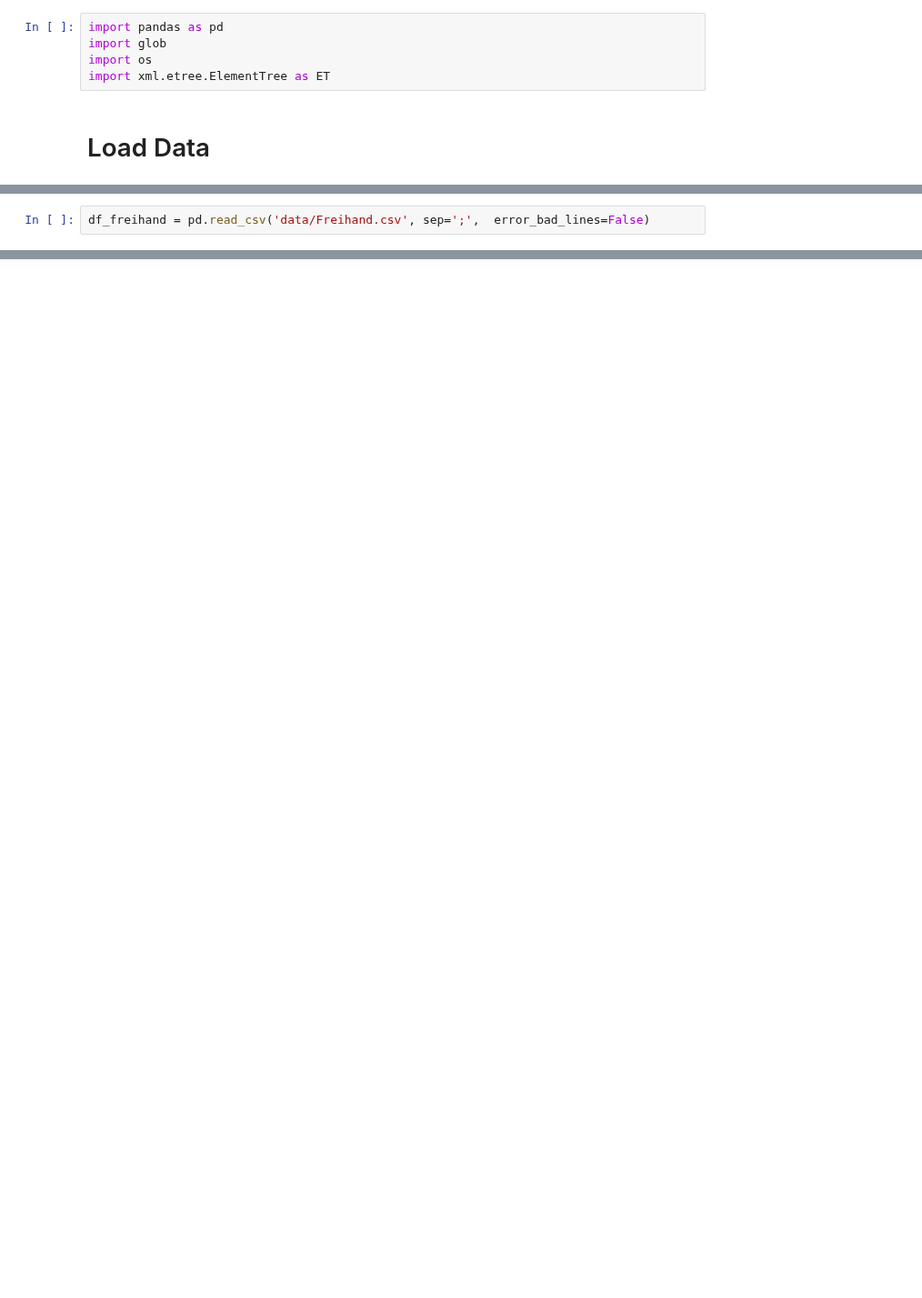
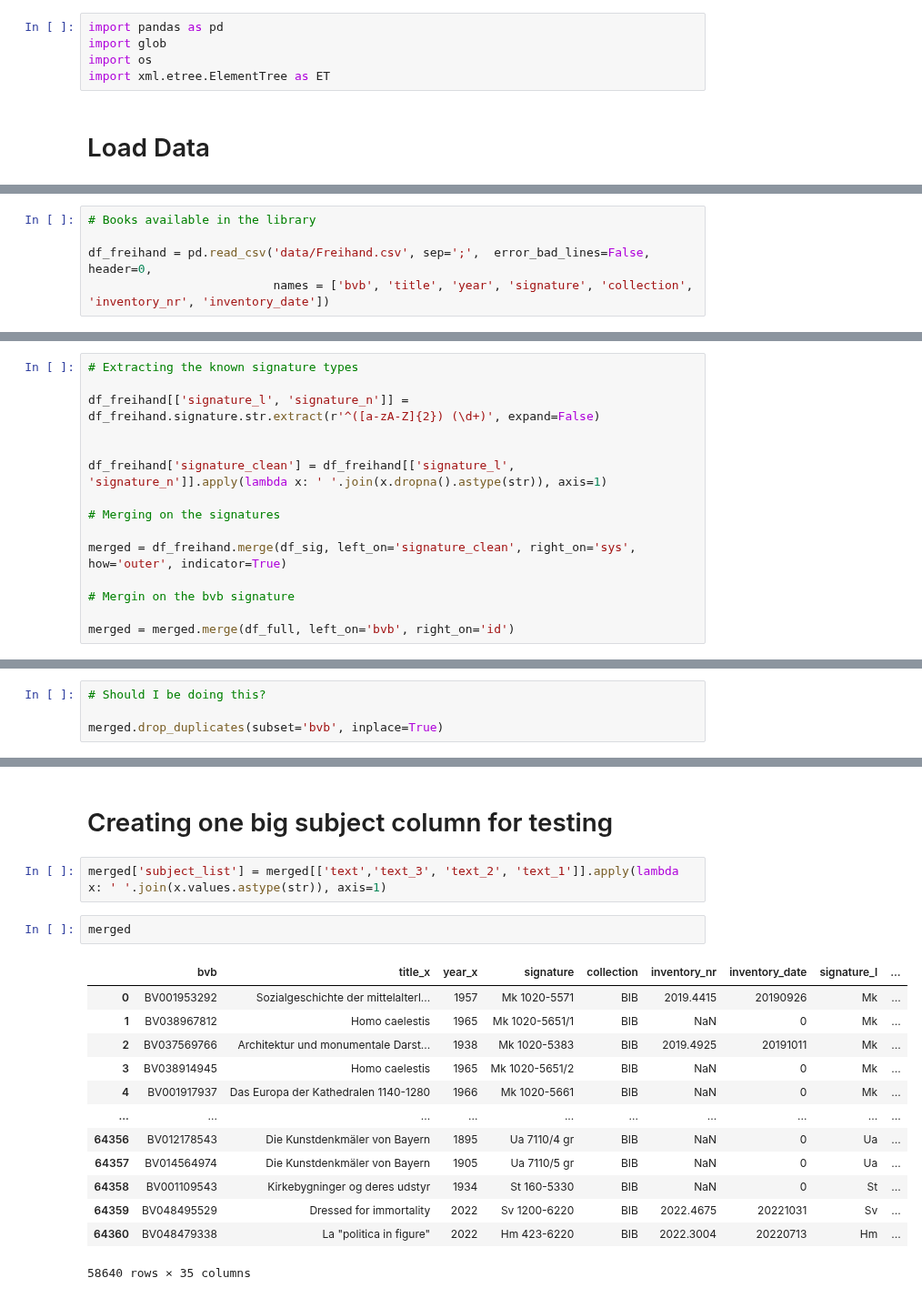
Before and after one commit to hanaCasey/BHVizData, a Jupyter notebook: preprocessing.ipynb, the cells around one changed output, grey strips where cells are left out. Shown at 91% size. Drawn from its saved outputs; the diff is of its cells as text; blank space fills up the shorter version.

Commit message:
cleaning

```diff
--- a/preprocessing.ipynb
+++ b/preprocessing.ipynb
@@ -25,3 +31,6 @@ df_sig = pd.read_csv('data/csv/signatures.csv')
 # %%
-df_freihand = pd.read_csv('data/Freihand.csv', sep=';',  error_bad_lines=False)
+# Books available in the library
+
+df_freihand = pd.read_csv('data/Freihand.csv', sep=';',  error_bad_lines=False, header=0,
+                          names = ['bvb', 'title', 'year', 'signature', 'collection', 'inventory_nr', 'inventory_date'])
 # %% [output]
@@ -44,0 +50,15 @@ df_freihand
+# %%
+# Extracting the known signature types
+
+df_freihand[['signature_l', 'signature_n']] = df_freihand.signature.str.extract(r'^([a-zA-Z]{2}) (\d+)', expand=False)
+
+
+df_freihand['signature_clean'] = df_freihand[['signature_l', 'signature_n']].apply(lambda x: ' '.join(x.dropna().astype(str)), axis=1)
+
+# Merging on the signatures
+
+merged = df_freihand.merge(df_sig, left_on='signature_clean', right_on='sys', how='outer', indicator=True)
+
+# Mergin on the bvb signature
+
+merged = merged.merge(df_full, left_on='bvb', right_on='id')
@@ -44,0 +78,4 @@ df_freihand
+# %%
+# Should I be doing this?
+
+merged.drop_duplicates(subset='bvb', inplace=True)
@@ -44,0 +96,20 @@ df_freihand
+# %% [markdown]
+# Creating one big subject column for testing
+# %%
+merged['subject_list'] = merged[['text','text_3', 'text_2', 'text_1']].apply(lambda x: ' '.join(x.values.astype(str)), axis=1)
+# %%
+merged
+# %% [output]
+|  | bvb | title_x | year_x | signature | collection | inventory_nr | inventory_date | signature_l | ... |
+| 0 | BV001953292 | Sozialgeschichte der mittelalterl... | 1957 | Mk 1020-5571 | BIB | 2019.4415 | 20190926 | Mk | ... |
+| 1 | BV038967812 | Homo caelestis | 1965 | Mk 1020-5651/1 | BIB | NaN | 0 | Mk | ... |
+| 2 | BV037569766 | Architektur und monumentale Darst... | 1938 | Mk 1020-5383 | BIB | 2019.4925 | 20191011 | Mk | ... |
+| 3 | BV038914945 | Homo caelestis | 1965 | Mk 1020-5651/2 | BIB | NaN | 0 | Mk | ... |
+| 4 | BV001917937 | Das Europa der Kathedralen 1140-1280 | 1966 | Mk 1020-5661 | BIB | NaN | 0 | Mk | ... |
+| ... | ... | ... | ... | ... | ... | ... | ... | ... | ... |
+| 64356 | BV012178543 | Die Kunstdenkmäler von Bayern | 1895 | Ua 7110/4 gr | BIB | NaN | 0 | Ua | ... |
+| 64357 | BV014564974 | Die Kunstdenkmäler von Bayern | 1905 | Ua 7110/5 gr | BIB | NaN | 0 | Ua | ... |
+| 64358 | BV001109543 | Kirkebygninger og deres udstyr | 1934 | St 160-5330 | BIB | NaN | 0 | St | ... |
+| 64359 | BV048495529 | Dressed for immortality | 2022 | Sv 1200-6220 | BIB | 2022.4675 | 20221031 | Sv | ... |
+| 64360 | BV048479338 | La "politica in figure" | 2022 | Hm 423-6220 | BIB | 2022.3004 | 20220713 | Hm | ... |
+58640 rows × 35 columns
```
Also changed, not shown: parts of 11 cells of this notebook, 2 other files.
